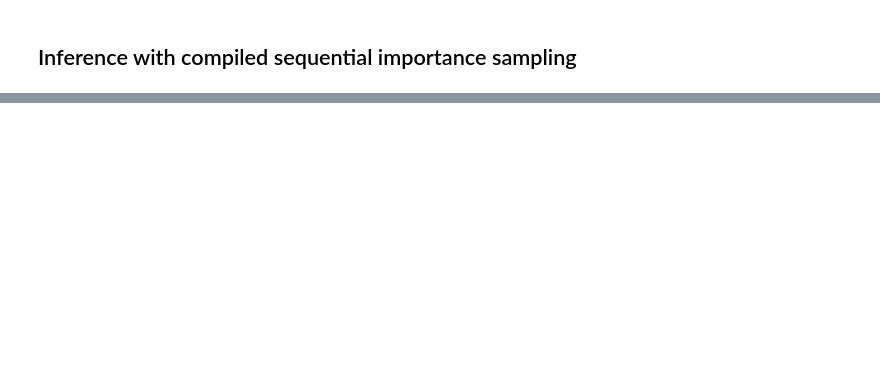
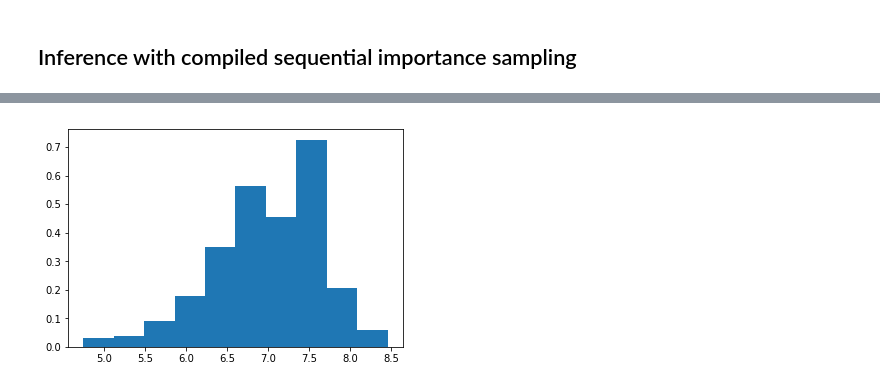
Before and after one commit to pyprob/pyprob, a Jupyter notebook: examples/gaussian_with_unknown_mean.ipynb, the cells around one changed output, grey strips where cells are left out. Saved outputs shown, nothing was run; the diff lists cells and outputs as text; code cells hidden in the pictures; blank space fills up the shorter version.

```diff
--- a/examples/gaussian_with_unknown_mean.ipynb
+++ b/examples/gaussian_with_unknown_mean.ipynb
@@ -120,0 +121,6 @@ plt.plot(x, np.vectorize(true_posterior)(x))
+# %%
+samples = np.random.choice(empirical_posterior.values, size=1000, p=empirical_posterior.weights)
+# %%
+n, bins, patches = plt.hist(samples,bins=10,normed=True)
+# %% [output]
+[figure, added]
```
Also changed, not shown: parts of 12 cells of this notebook.
